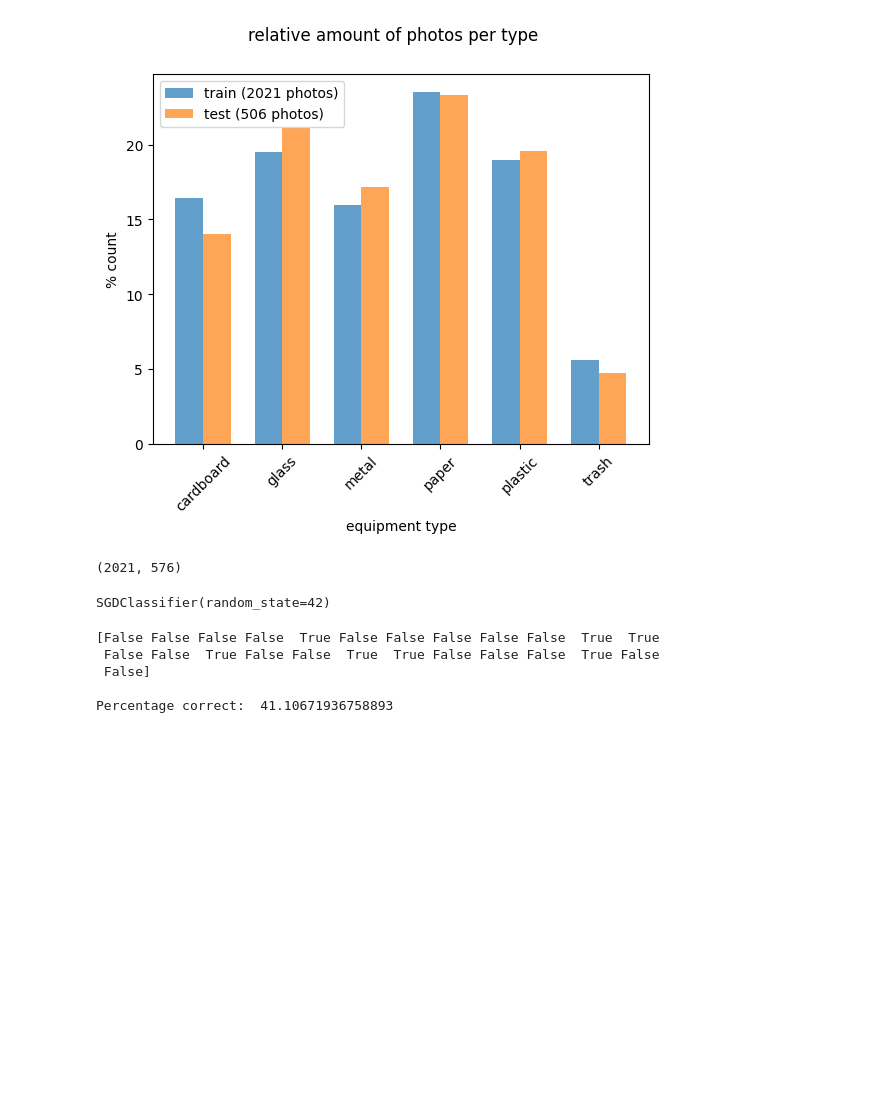
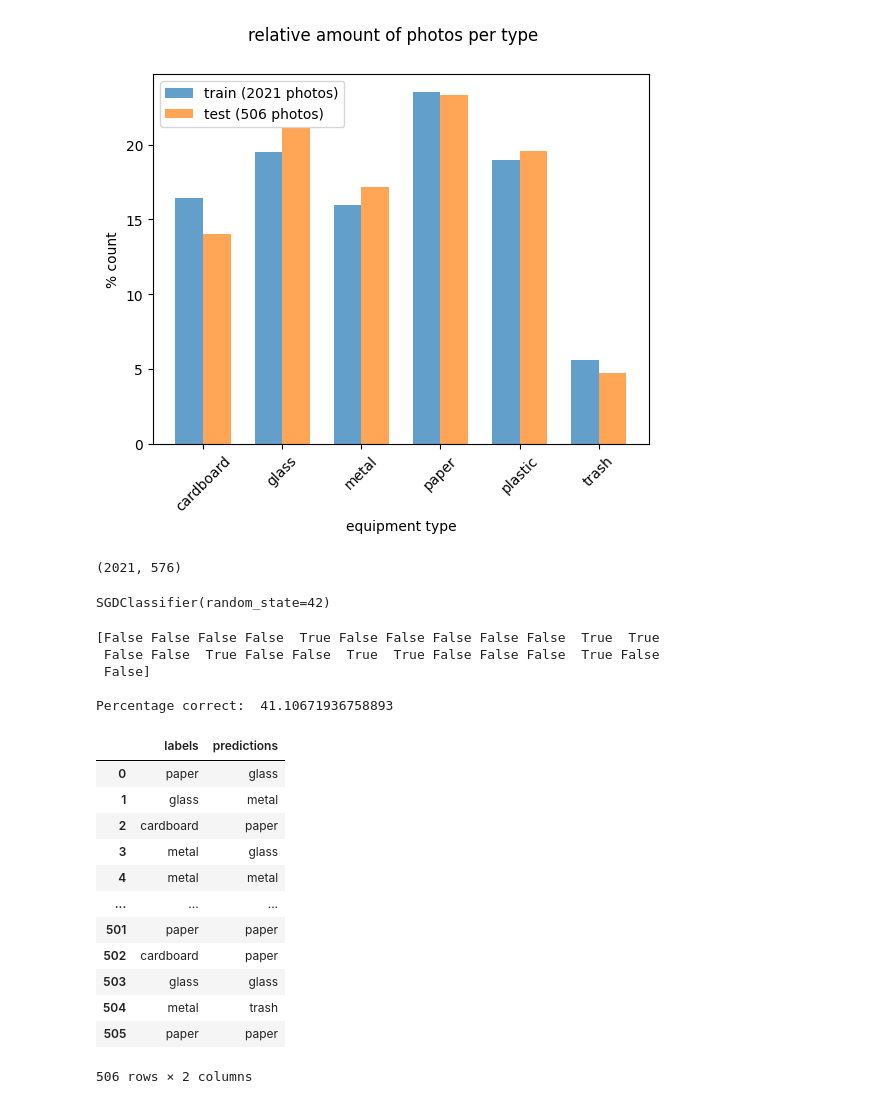
Before and after one commit to Monowog/ecs171-project, a Jupyter notebook: SVM.ipynb, the cells around one changed output. Drawn from its saved outputs; the diff is of its cells as text; code cells hidden in the pictures; blank space fills up the shorter version.

```diff
--- a/SVM.ipynb
+++ b/SVM.ipynb
@@ -255,0 +258,24 @@ Percentage correct:  41.10671936758893
+# %%
+# print(y_test)
+# print(y_pred)
+
+# put data into data frame
+df = pd.DataFrame(
+  np.c_[y_test, y_pred],
+  columns = ['labels', 'predictions']
+)
+df
+# %% [output]
+|  | labels | predictions |
+| 0 | paper | glass |
+| 1 | glass | metal |
+| 2 | cardboard | paper |
+| 3 | metal | glass |
+| 4 | metal | metal |
+| ... | ... | ... |
+| 501 | paper | paper |
+| 502 | cardboard | paper |
+| 503 | glass | glass |
+| 504 | metal | trash |
+| 505 | paper | paper |
+506 rows × 2 columns
```
Also changed, not shown: parts of 12 cells of this notebook.
